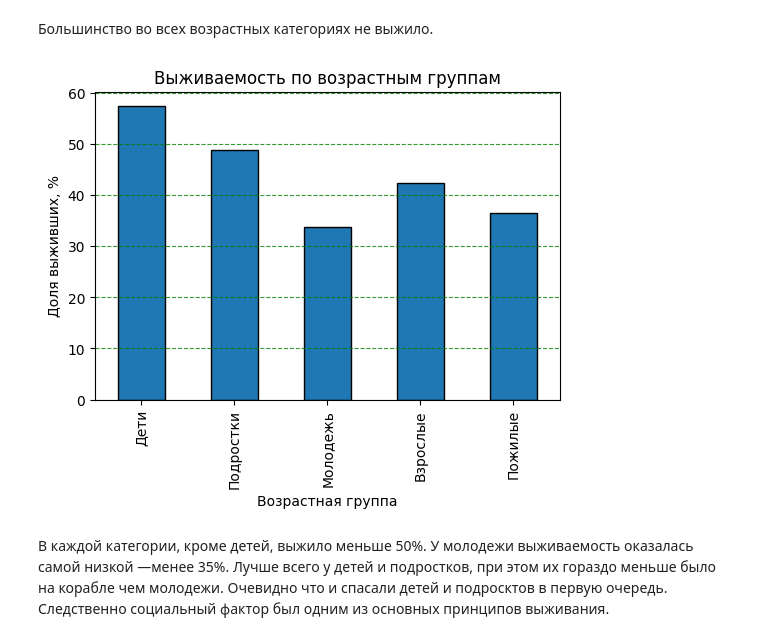
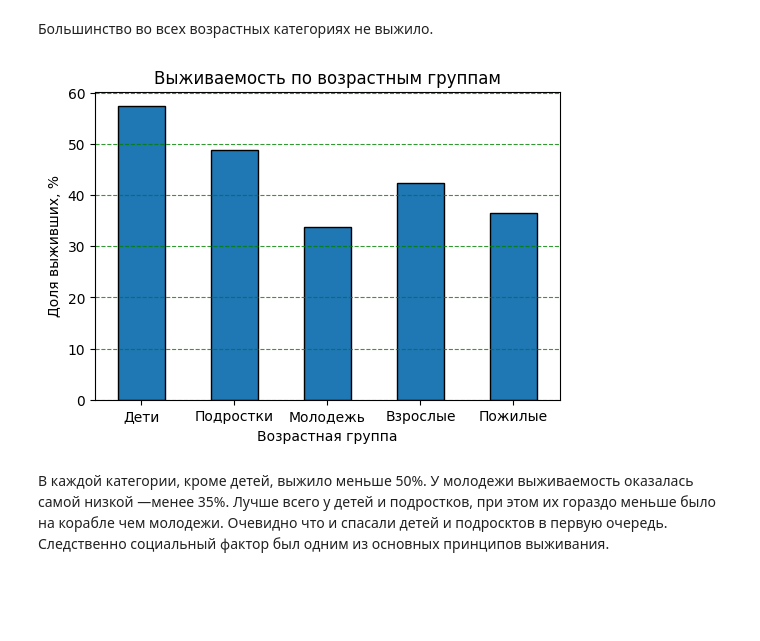
Before and after one commit to FinQr/titanic-analysis, a Jupyter notebook: Titanic.ipynb, the cells around one changed output. Drawn from its saved outputs; the diff is of its cells as text; code cells hidden in the pictures; blank space fills up the shorter version.

```diff
--- a/Titanic.ipynb
+++ b/Titanic.ipynb
@@ -433,14 +459,14 @@ plt.show()
 Большинство во всех возрастных категориях не выжило.
 # %%
 survival_rate = titanic.groupby('AgeGroup')['Survived'].mean() * 100
-survival_rate.plot(kind='bar', figsize=(6,4), edgecolor='black', )
+survival_rate.plot(kind='bar', figsize=(6,4), edgecolor='black', rot=0)
 plt.title("Выживаемость по возрастным группам")
 plt.xlabel("Возрастная группа")
 plt.ylabel("Доля выживших, %")
 plt.grid(linestyle='--', axis='y', alpha=0.8, color='green')
 plt.show()
 # %% [output]
-[figure, old version]
+[figure, new version]
 # %% [markdown]
 В каждой категории, кроме детей, выжило меньше 50%. У молодежи выживаемость оказалась самой низкой —менее 35%. Лучше всего у детей и подростков, при этом их гораздо меньше было на корабле чем молодежи. Очевидно что и спасали детей и подросктов в первую очередь.
 Следственно социальный фактор был одним из основных принципов выживания.
```
Also changed, not shown: parts of 20 cells of this notebook.
